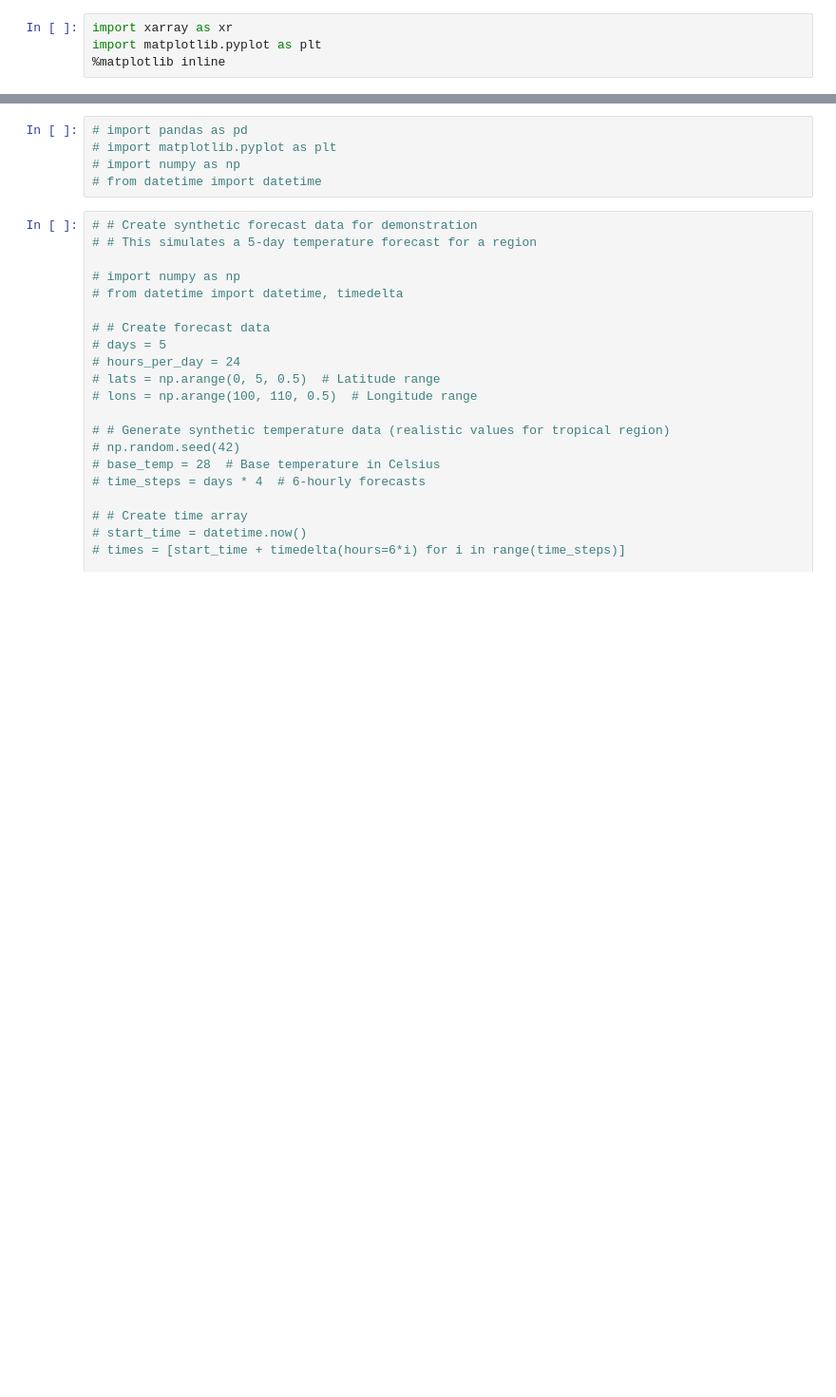
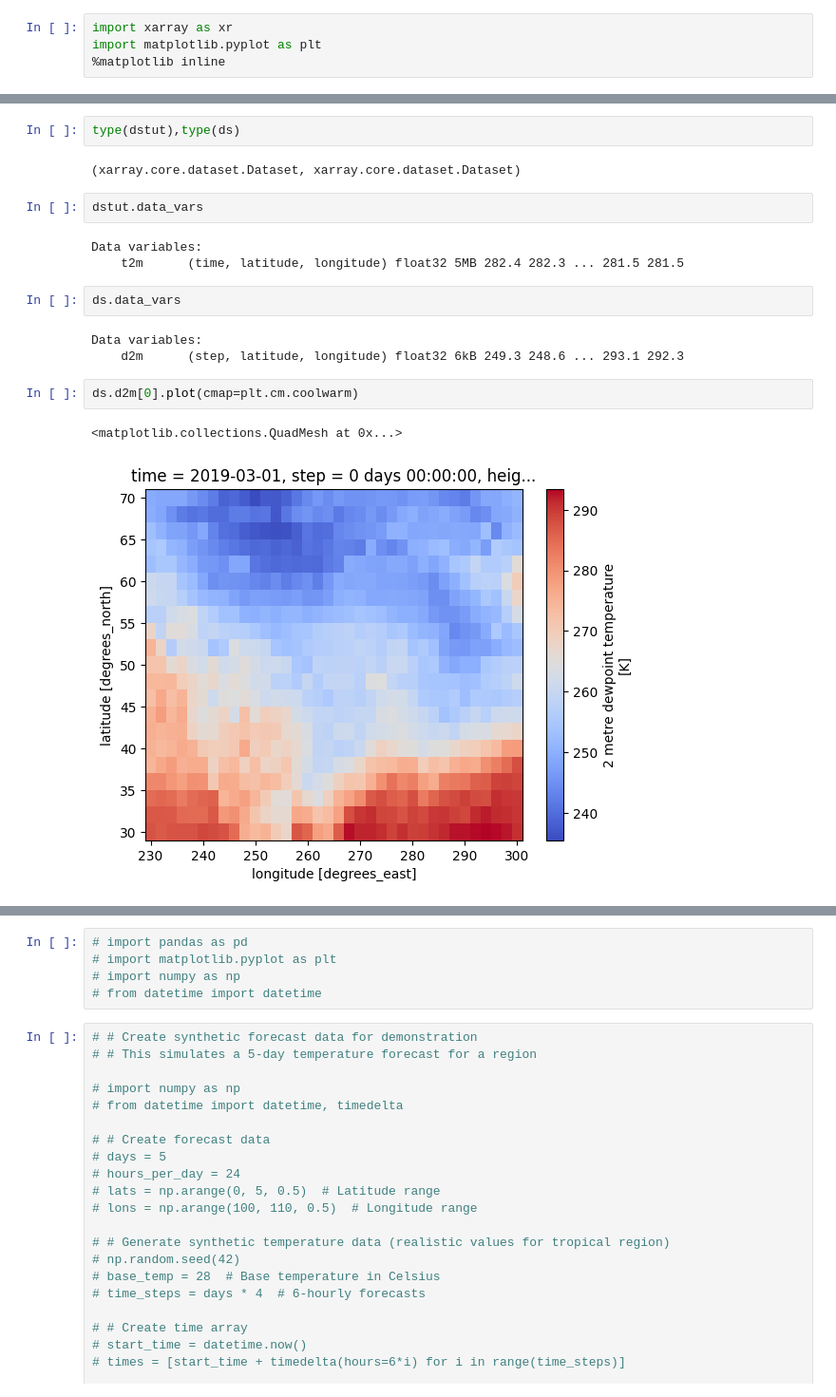
Before and after one commit to epsilonfunction/geospatial_analysis, a Jupyter notebook: ecmwf_test.ipynb, the cells around one changed output, grey strips where cells are left out. Shown at 95% size. Saved outputs shown, nothing was run; the diff lists cells and outputs as text; blank space fills up the shorter version.

```diff
--- a/ecmwf_test.ipynb
+++ b/ecmwf_test.ipynb
@@ -96,0 +173,19 @@ ImportError: tutorial.open_dataset depends on pooch to download and manage datas
+# %%
+type(dstut),type(ds)
+# %% [output]
+(xarray.core.dataset.Dataset, xarray.core.dataset.Dataset)
+# %%
+dstut.data_vars
+# %% [output]
+Data variables:
+    t2m      (time, latitude, longitude) float32 5MB 282.4 282.3 ... 281.5 281.5
+# %%
+ds.data_vars
+# %% [output]
+Data variables:
+    d2m      (step, latitude, longitude) float32 6kB 249.3 248.6 ... 293.1 292.3
+# %%
+ds.d2m[0].plot(cmap=plt.cm.coolwarm)
+# %% [output]
+<matplotlib.collections.QuadMesh at 0x...>
+[figure, added]
```
Also changed, not shown: parts of 10 cells of this notebook, 24 other files.
